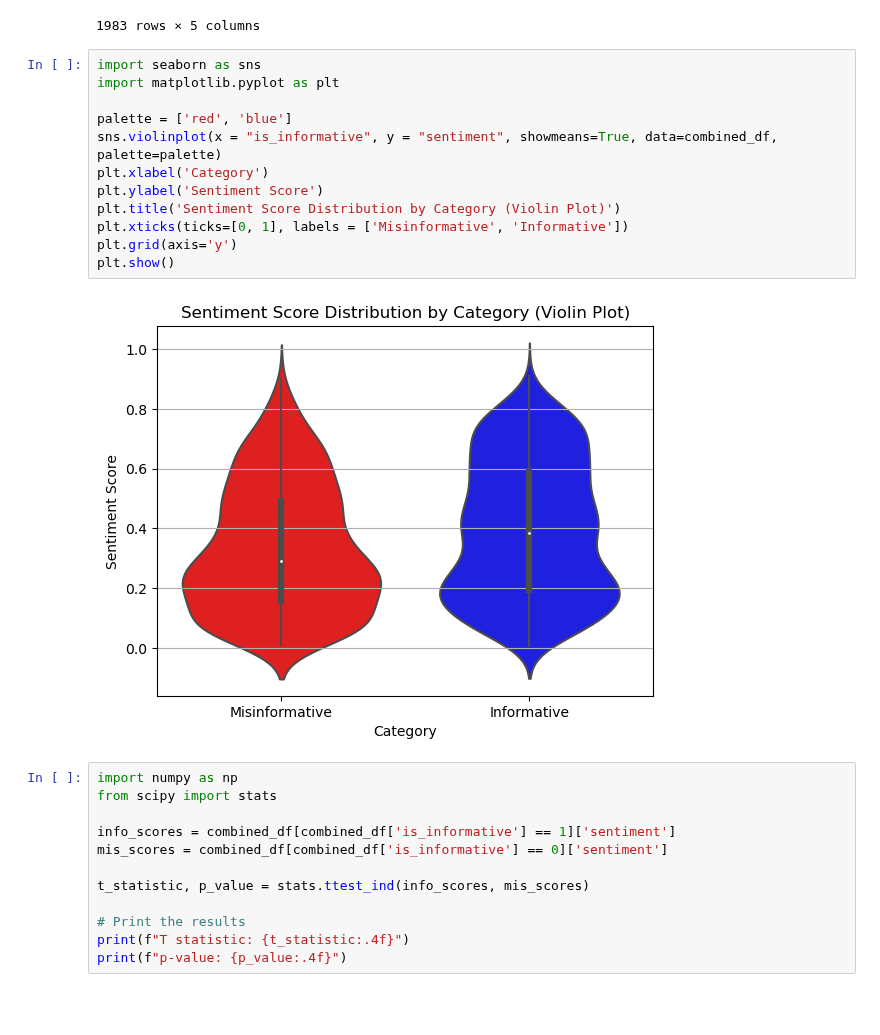
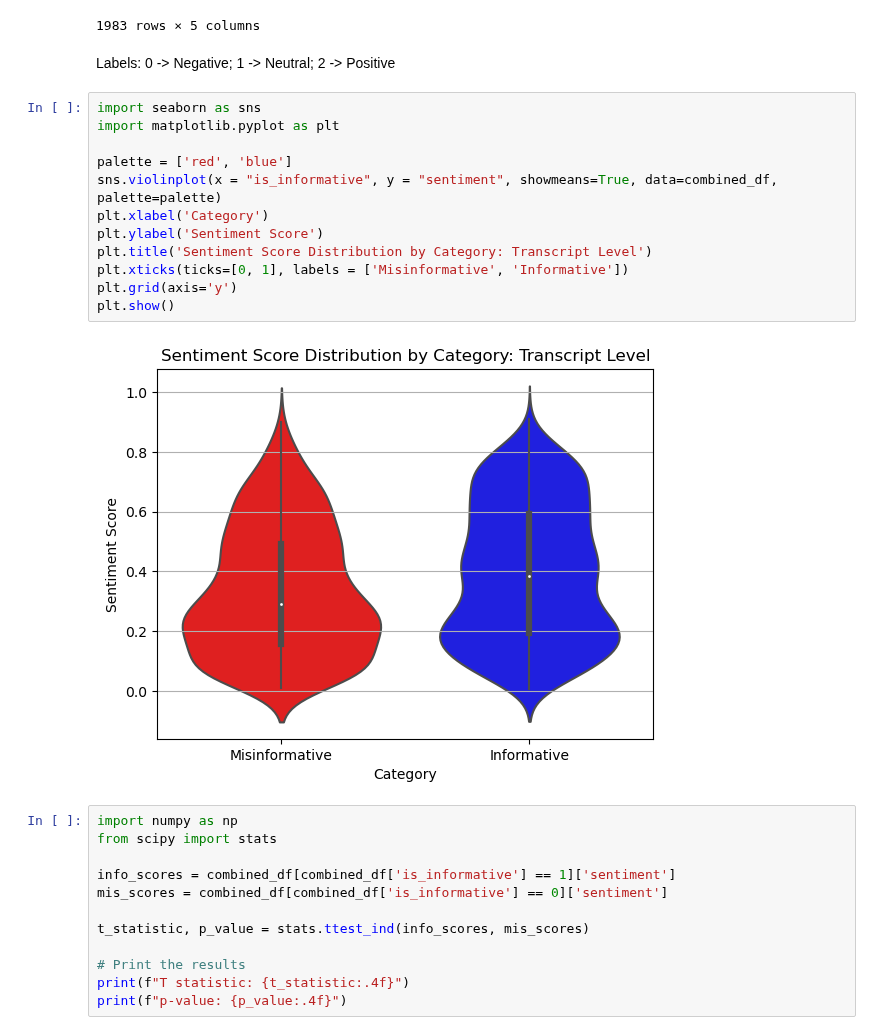
Before and after one commit to rileybaerg/TruthTube, a Jupyter notebook: transcript_document_sentiment.ipynb, the cells around one changed output. Drawn from its saved outputs; the diff is of its cells as text; blank space fills up the shorter version.

Commit message:
added file for sentiment analysis

```diff
--- a/transcript_document_sentiment.ipynb
+++ b/transcript_document_sentiment.ipynb
@@ -107,20 +93,22 @@ combined_df
 | 1981 | ffF45hF4NV0 | chase your dreams, not excuses. s... | [input_ids, attention_mask] | 0.219639 | 1 |
 | 1982 | c956Rmjfquw | five habits of successful people.... | [input_ids, attention_mask] | 0.128367 | 1 |
 1983 rows × 5 columns
+# %% [markdown]
+Labels: 0 -> Negative; 1 -> Neutral; 2 -> Positive
 # %%
 import seaborn as sns
 import matplotlib.pyplot as plt
 
 palette = ['red', 'blue']
 sns.violinplot(x = "is_informative", y = "sentiment", showmeans=True, data=combined_df, palette=palette)
 plt.xlabel('Category')
 plt.ylabel('Sentiment Score')
-plt.title('Sentiment Score Distribution by Category (Violin Plot)')
+plt.title('Sentiment Score Distribution by Category: Transcript Level')
 plt.xticks(ticks=[0, 1], labels = ['Misinformative', 'Informative'])
 plt.grid(axis='y')
 plt.show()
 # %% [output]
-[figure, old version]
+[figure, new version]
 # %%
 import numpy as np
 from scipy import stats
```
Also changed, not shown: parts of 3 cells of this notebook.
